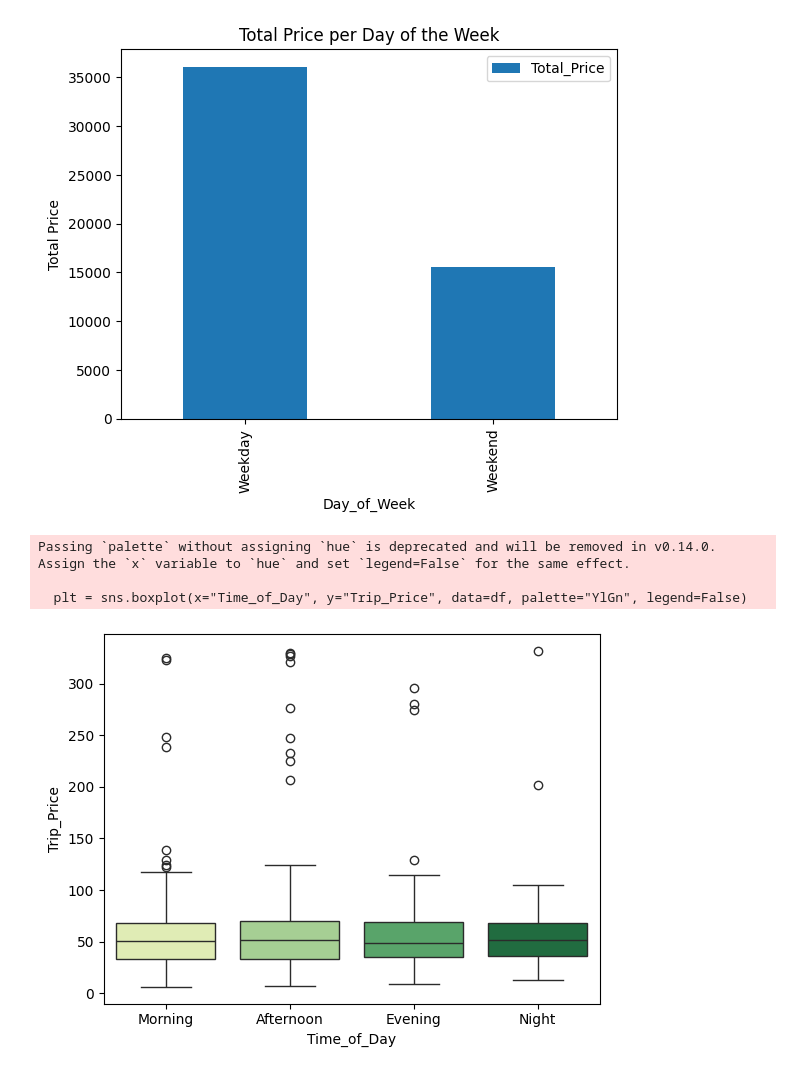
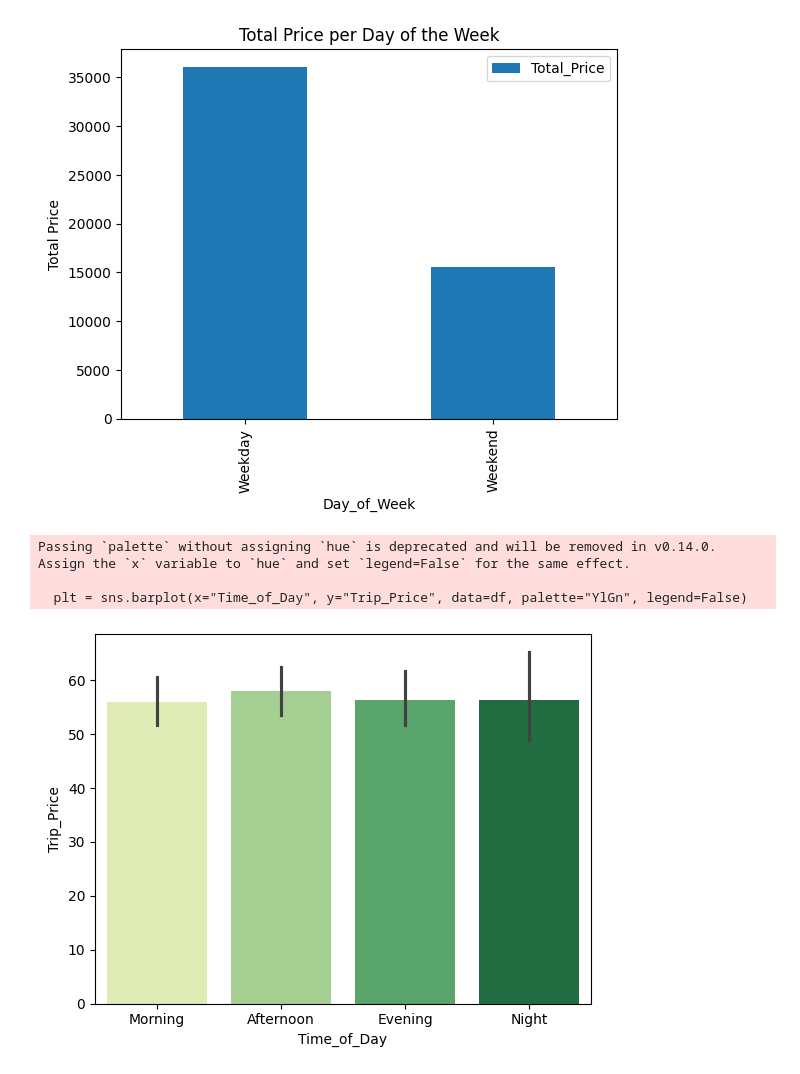
Before and after one commit to Shirasoki/taxi-prediction-fullstack-max-gustafsson-opa24, a Jupyter notebook: explorations/eda.ipynb, the cells around one changed output. Saved outputs shown, nothing was run; the diff lists cells and outputs as text; code cells hidden in the pictures.

```diff
--- a/explorations/eda.ipynb
+++ b/explorations/eda.ipynb
@@ -163,14 +163,14 @@ Text(0, 0.5, 'Total Price')
 # %%
 #plt = df(x="Time_of_Day", y="Trip_Price", title="Total Km per Day of the Week")
 #sns.boxplot(x="Time_of_Day", y="Trip_Price", data=df)
-plt = sns.boxplot(x="Time_of_Day", y="Trip_Price", data=df, palette="YlGn", legend=False)
+plt = sns.barplot(x="Time_of_Day", y="Trip_Price", data=df, palette="YlGn", legend=False)
 
 #plt.title("Trip Price Distribution by Time of Day")
 #plt.xlabel("Time of Day")
 #plt.show()
 # %% [output]
 Passing `palette` without assigning `hue` is deprecated and will be removed in v0.14.0. Assign the `x` variable to `hue` and set `legend=False` for the same effect.
 
-  plt = sns.boxplot(x="Time_of_Day", y="Trip_Price", data=df, palette="YlGn", legend=False)
+  plt = sns.barplot(x="Time_of_Day", y="Trip_Price", data=df, palette="YlGn", legend=False)
-[figure, old version]
+[figure, new version]
 # %%
```
Also changed, not shown: parts of 11 cells of this notebook, 3 other files.
